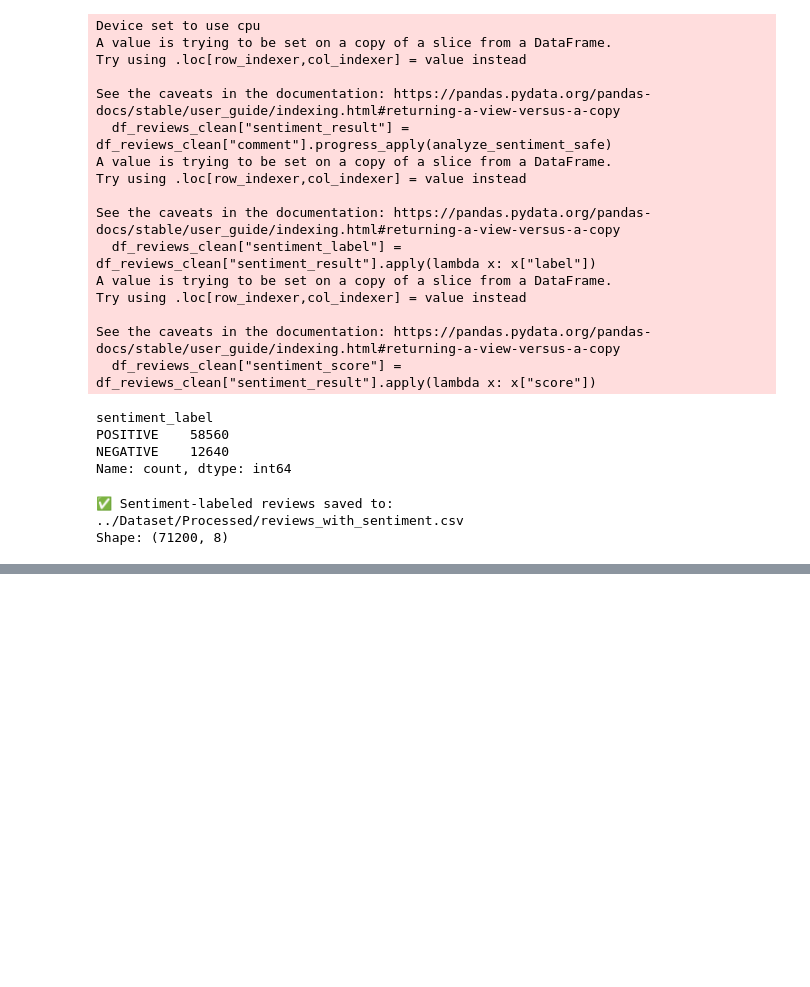
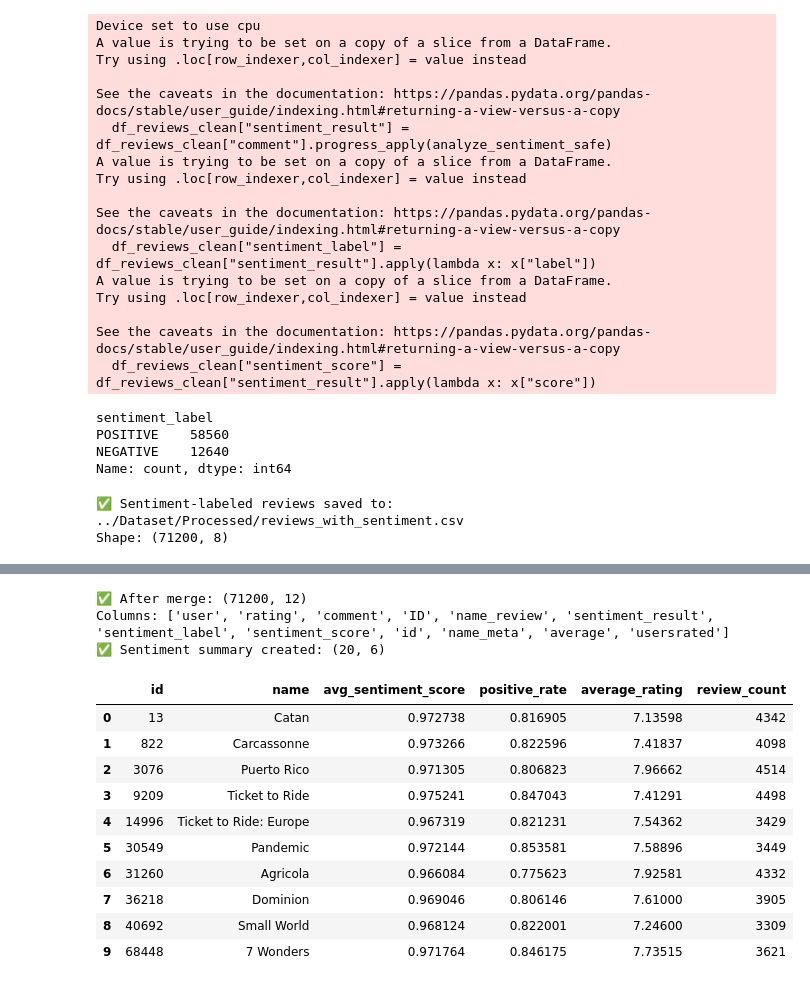
Before and after one commit to FullyMed/My_Projects, a Jupyter notebook: Data_Science/BoardGames_Analyzer/Notebooks/02_Preprocessing.ipynb, the cells around one changed output, grey strips where cells are left out. Drawn from its saved outputs; the diff is of its cells as text; code cells hidden in the pictures; blank space fills up the shorter version.

```diff
--- a/Data_Science/BoardGames_Analyzer/Notebooks/02_Preprocessing.ipynb
+++ b/Data_Science/BoardGames_Analyzer/Notebooks/02_Preprocessing.ipynb
@@ -163,0 +193,40 @@ Shape: (71200, 8)
+# %%
+df_sent_meta = df_reviews_clean.merge(
+    df_meta_clean[["id", "name", "average", "usersrated"]],
+    left_on="ID", right_on="id", how="left",
+    suffixes=("_review", "_meta")
+)
+
+print("✅ After merge:", df_sent_meta.shape)
+print("Columns:", df_sent_meta.columns.tolist()[:15])
+
+sent_summary = (
+    df_sent_meta.groupby(["id", "name_meta"], dropna=False)
+    .agg(
+        avg_sentiment_score=("sentiment_score", "mean"),
+        positive_rate=("sentiment_label", lambda x: (x == "POSITIVE").mean()),
+        average_rating=("average", "mean"),
+        review_count=("ID", "count")
+    )
+    .reset_index()
+)
+
+sent_summary = sent_summary.rename(columns={"name_meta": "name"})
+
+print("✅ Sentiment summary created:", sent_summary.shape)
+display(sent_summary.head(10))
+# %% [output]
+✅ After merge: (71200, 12)
+Columns: ['user', 'rating', 'comment', 'ID', 'name_review', 'sentiment_result', 'sentiment_label', 'sentiment_score', 'id', 'name_meta', 'average', 'usersrated']
+✅ Sentiment summary created: (20, 6)
+|  | id | name | avg_sentiment_score | positive_rate | average_rating | review_count |
+| 0 | 13 | Catan | 0.972738 | 0.816905 | 7.13598 | 4342 |
+| 1 | 822 | Carcassonne | 0.973266 | 0.822596 | 7.41837 | 4098 |
+| 2 | 3076 | Puerto Rico | 0.971305 | 0.806823 | 7.96662 | 4514 |
+| 3 | 9209 | Ticket to Ride | 0.975241 | 0.847043 | 7.41291 | 4498 |
+| 4 | 14996 | Ticket to Ride: Europe | 0.967319 | 0.821231 | 7.54362 | 3429 |
+| 5 | 30549 | Pandemic | 0.972144 | 0.853581 | 7.58896 | 3449 |
+| 6 | 31260 | Agricola | 0.966084 | 0.775623 | 7.92581 | 4332 |
+| 7 | 36218 | Dominion | 0.969046 | 0.806146 | 7.61000 | 3905 |
+| 8 | 40692 | Small World | 0.968124 | 0.822001 | 7.24600 | 3309 |
+| 9 | 68448 | 7 Wonders | 0.971764 | 0.846175 | 7.73515 | 3621 |
```
Also changed, not shown: parts of 3 cells of this notebook, 4 other files.
